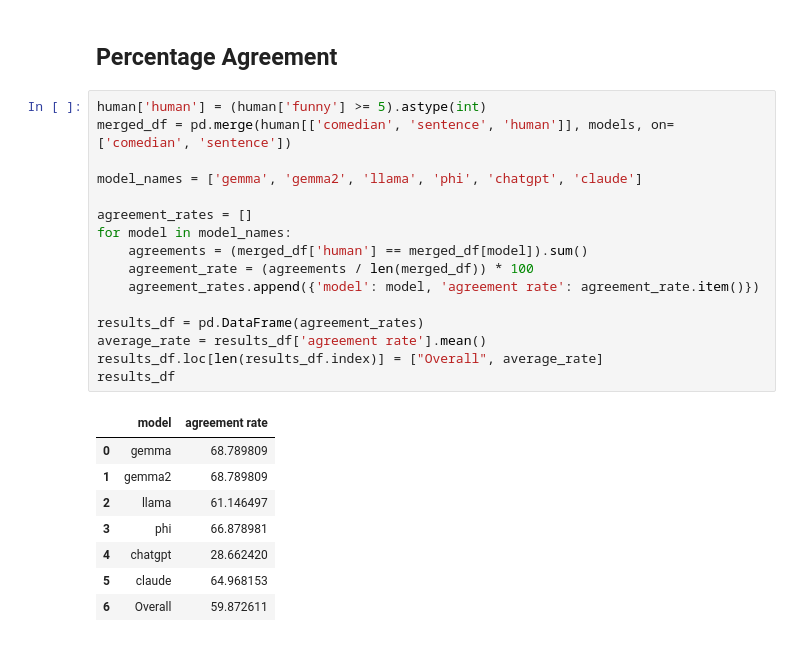
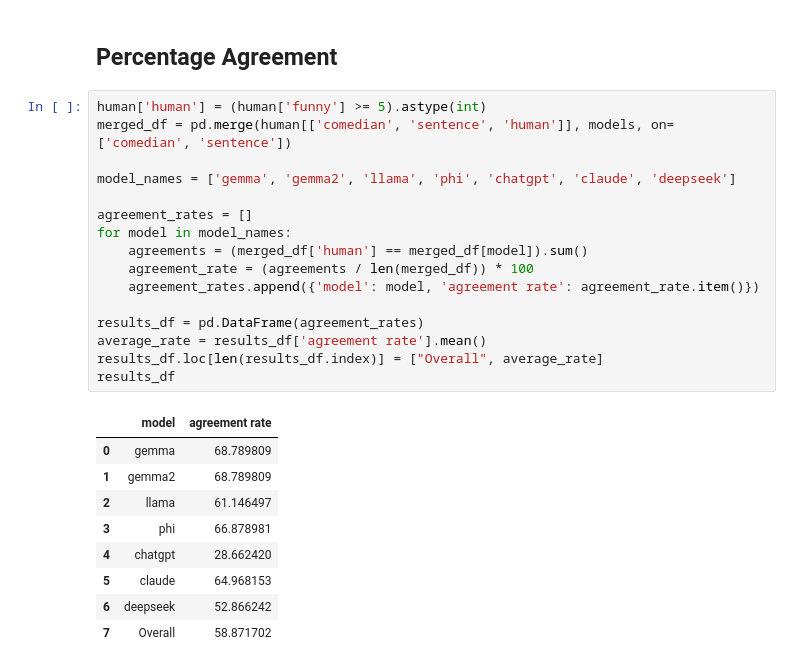
Before and after one commit to swaggirl9000/humor, a Jupyter notebook: experiments/10_human_machine_agreement.ipynb, the cells around one changed output. Cells and saved outputs as stored; diff of their text form.

```diff
--- a/experiments/10_human_machine_agreement.ipynb
+++ b/experiments/10_human_machine_agreement.ipynb
@@ -20,25 +20,26 @@ models = pd.read_csv("/home/ada/humor/data/stand_up_dataset/llm_ans - Sheet1.csv
 # %%
 human['human'] = (human['funny'] >= 5).astype(int)
 merged_df = pd.merge(human[['comedian', 'sentence', 'human']], models, on=['comedian', 'sentence'])
 
-model_names = ['gemma', 'gemma2', 'llama', 'phi', 'chatgpt', 'claude']
+model_names = ['gemma', 'gemma2', 'llama', 'phi', 'chatgpt', 'claude', 'deepseek']
 
 agreement_rates = []
 for model in model_names:
     agreements = (merged_df['human'] == merged_df[model]).sum()
     agreement_rate = (agreements / len(merged_df)) * 100
     agreement_rates.append({'model': model, 'agreement rate': agreement_rate.item()})
 
 results_df = pd.DataFrame(agreement_rates)
 average_rate = results_df['agreement rate'].mean()
 results_df.loc[len(results_df.index)] = ["Overall", average_rate]
 results_df
 # %% [output]
 |  | model | agreement rate |
 | 0 | gemma | 68.789809 |
 | 1 | gemma2 | 68.789809 |
 | 2 | llama | 61.146497 |
 | 3 | phi | 66.878981 |
 | 4 | chatgpt | 28.662420 |
 | 5 | claude | 64.968153 |
-| 6 | Overall | 59.872611 |
+| 6 | deepseek | 52.866242 |
+| 7 | Overall | 58.871702 |
```
Also changed, not shown: 3 other files.
